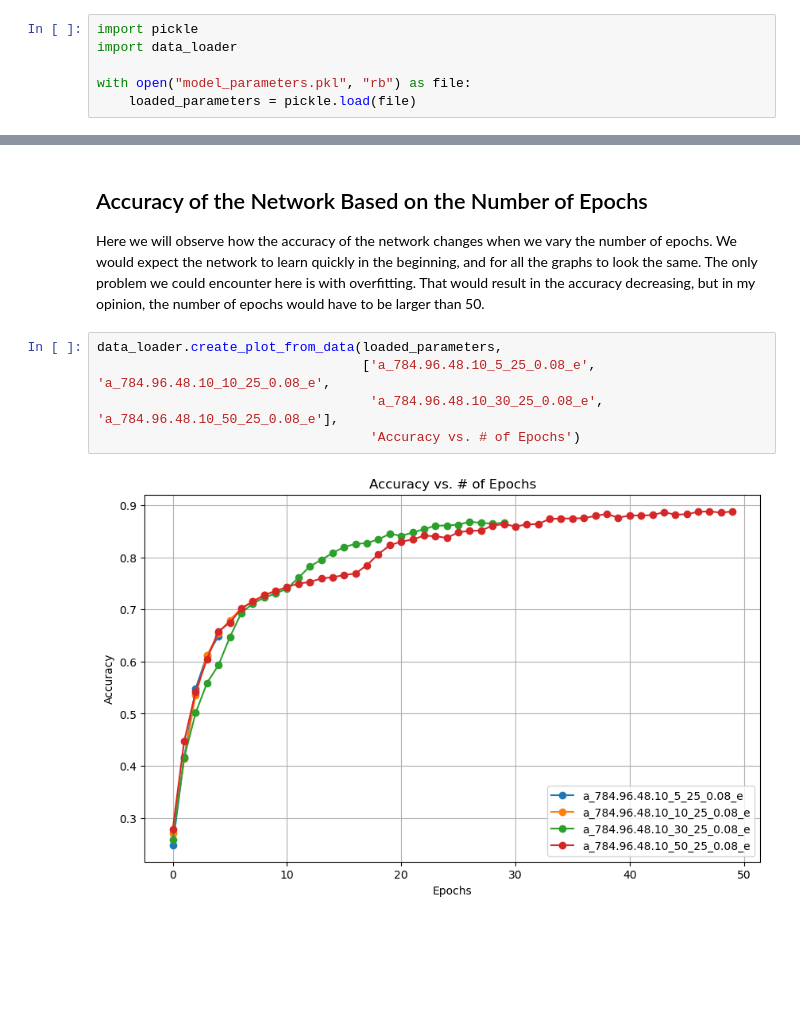
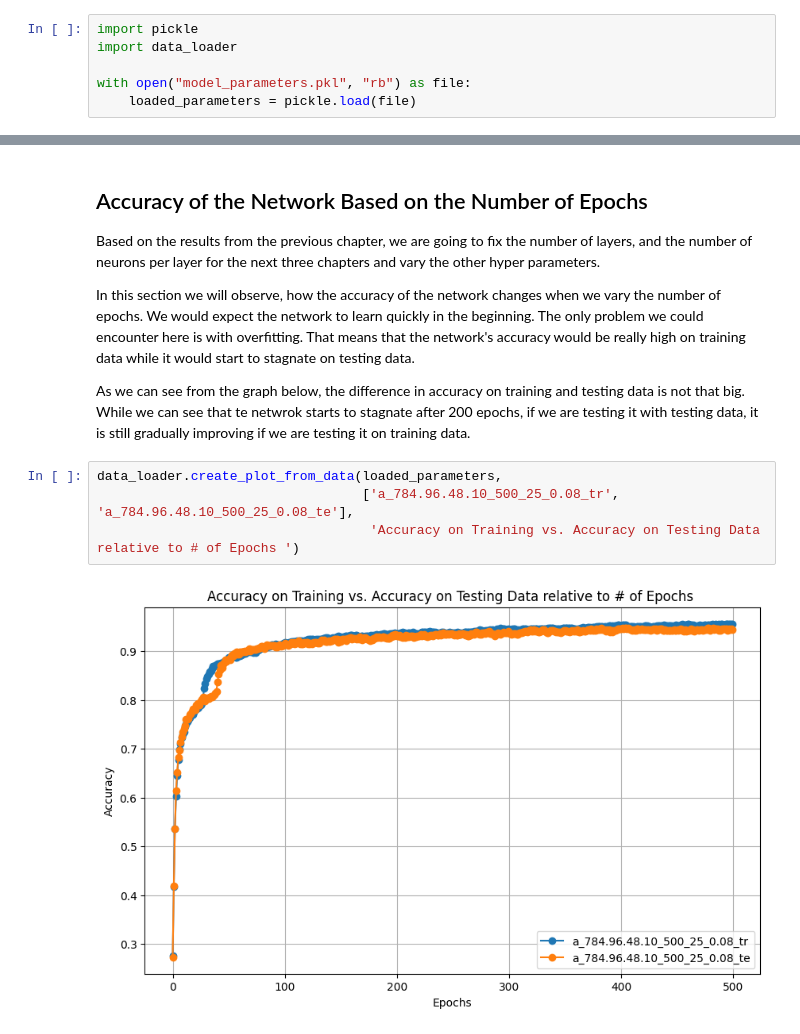
Before and after one commit to jonpascal/digit-recognition-ANN, a Jupyter notebook: data_presentation.ipynb, the cells around one changed output, grey strips where cells are left out. Saved outputs shown, nothing was run; the diff lists cells and outputs as text; blank space fills up the shorter version.

```diff
--- a/data_presentation.ipynb
+++ b/data_presentation.ipynb
@@ -39,10 +54,13 @@ The training took 26 minutes and 40.38 seconds.
 # %% [markdown]
 ## Accuracy of the Network Based on the Number of Epochs
-Here we will observe how the accuracy of the network changes when we vary the number of epochs. We would expect the network to learn quickly in the beginning, and for all the graphs to look the same. The only problem we could encounter here is with overfitting. That would result in the accuracy decreasing, but in my opinion, the number of epochs would have to be larger than 50.
+Based on the results from the previous chapter, we are going to fix the number of layers, and the number of neurons per layer for the next three chapters and vary the other hyper parameters.
+
+In this section we will observe, how the accuracy of the network changes when we vary the number of epochs. We would expect the network to learn quickly in the beginning. The only problem we could encounter here is with overfitting. That means that the network's accuracy would be really high on training data while it would start to stagnate on testing data.
+
+As we can see from the graph below, the difference in accuracy on training and testing data is not that big. While we can see that te netwrok starts to stagnate after 200 epochs, if we are testing it with testing data, it is still gradually improving if we are testing it on training data.
 # %%
 data_loader.create_plot_from_data(loaded_parameters,
-                                  ['a_784.96.48.10_5_25_0.08_e', 'a_784.96.48.10_10_25_0.08_e',
-                                   'a_784.96.48.10_30_25_0.08_e', 'a_784.96.48.10_50_25_0.08_e'],
-                                   'Accuracy vs. # of Epochs')
+                                  ['a_784.96.48.10_500_25_0.08_tr', 'a_784.96.48.10_500_25_0.08_te'],
+                                   'Accuracy on Training vs. Accuracy on Testing Data relative to # of Epochs ')
 # %% [output]
-[figure, old version]
+[figure, new version]
```
Also changed, not shown: parts of 12 cells of this notebook.
